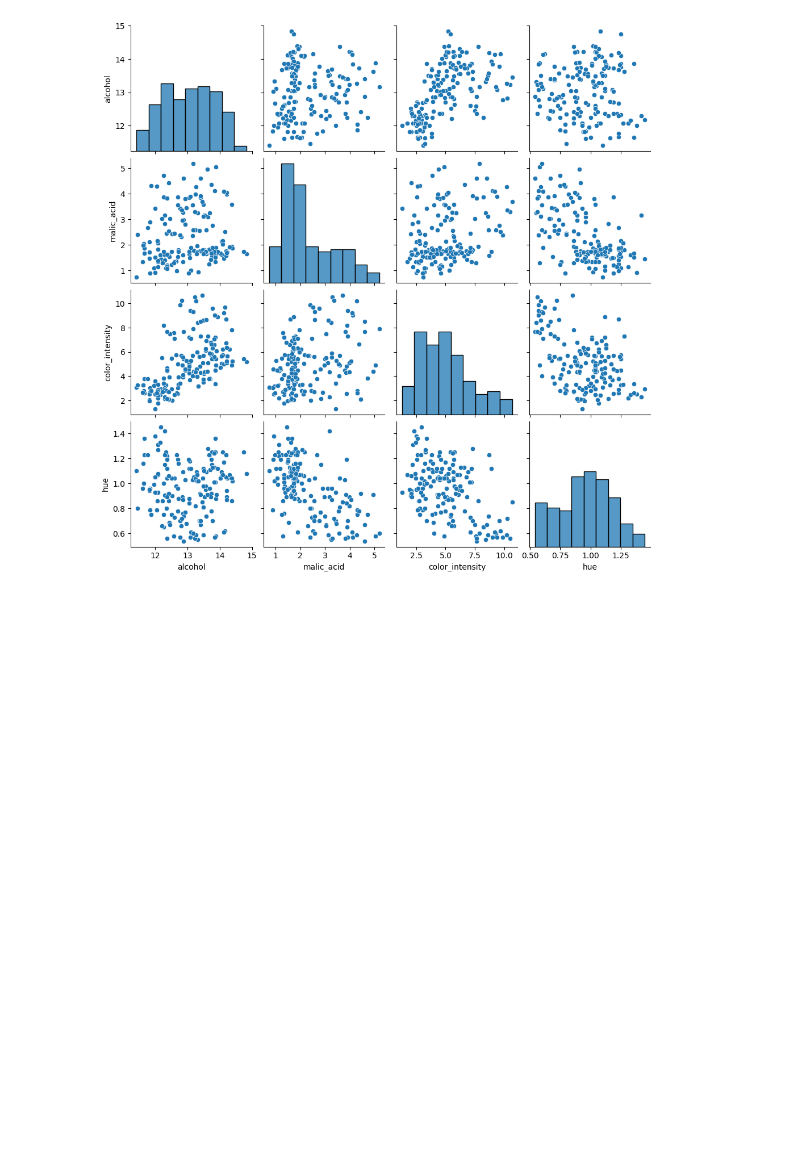
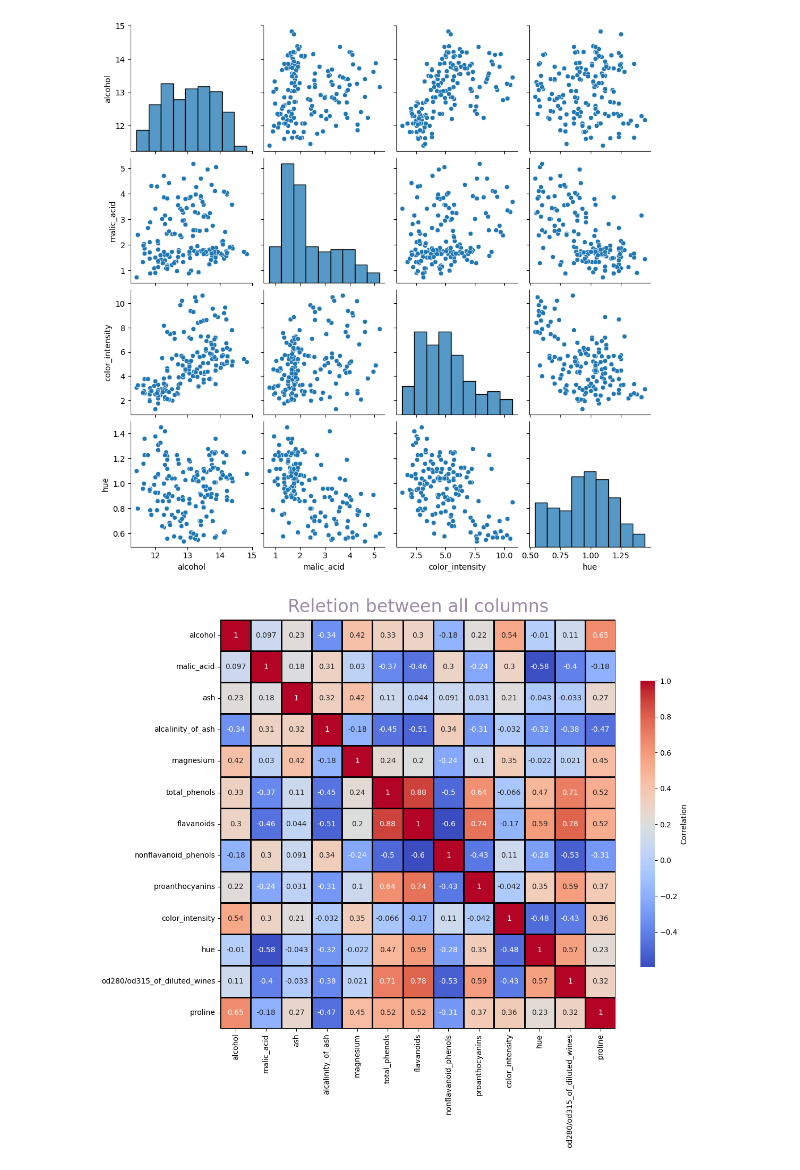
Before and after one commit to Md-Maruf-1727/Machine-Learning-Algorithms, a Jupyter notebook: Unsupervised/K Means Clustering/on wine dataset/code.ipynb, the cells around one changed output. Cells and saved outputs as stored; diff of their text form; code cells hidden in the pictures; blank space fills up the shorter version.

```diff
--- a/Unsupervised/K Means Clustering/on wine dataset/code.ipynb
+++ b/Unsupervised/K Means Clustering/on wine dataset/code.ipynb
@@ -196,3 +201,31 @@ sns.pairplot(df, vars=['alcohol', 'malic_acid', 'color_intensity', 'hue'])
 plt.show()
 # %% [output]
 [figure]
+# %%
+# Purpose: Visualize the correlation between all columns using a heatmap
+# Set figure size
+plt.figure(figsize=(12,10))
+# Create a heatmap of the correlation matrix
+sns.heatmap(
+    df.corr(),               # Correlation matrix of the DataFrame
+    annot=True,              # Show correlation values on the heatmap
+    cmap='coolwarm',         # Colormap
+    linewidths=2,            # Width of lines between cells
+    linecolor='black',       # Color of lines between cells
+    cbar=True,               # Display color bar
+    cbar_kws={               # Customize color bar
+        'shrink': 0.7,       # Shrink size of color bar
+        'label': 'Correlation'  # Label for color bar
+    }
+)
+# Set title for the heatmap
+plt.title(
+    'Relation between all columns',  # Title text
+    color="#26034475",               # Title color
+    fontsize=24,                     # Title font size
+    pad=10                           # Padding above the plot
+)
+# Display the heatmap
+plt.show()
+# %% [output]
+[figure, added]
```
Also changed, not shown: parts of 1 cell of this notebook.
